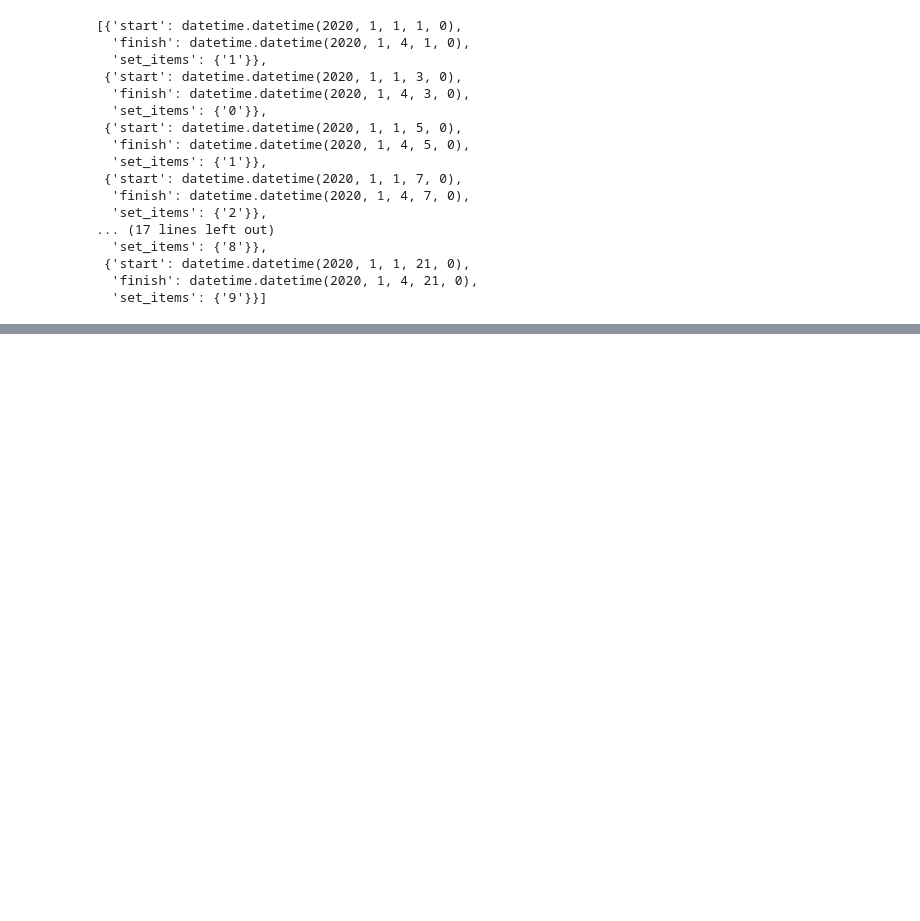
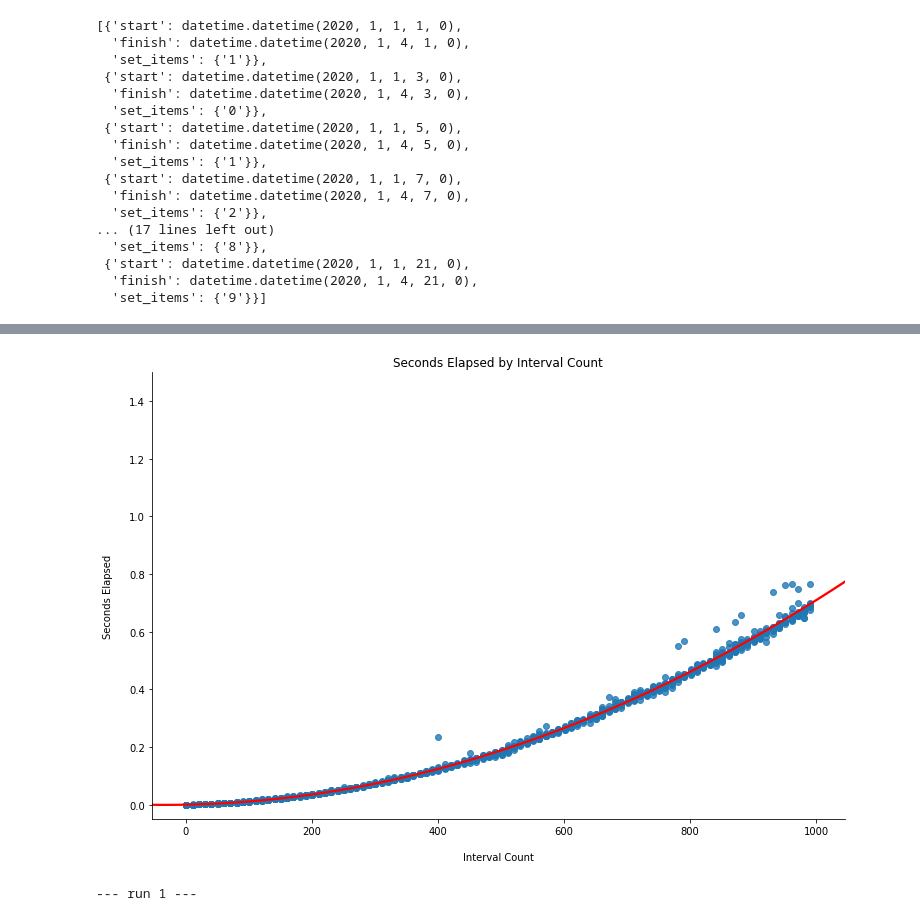
Before and after one commit to vc1492a/mieda, a Jupyter notebook: notebooks/Speed Profiling.ipynb, the cells around one changed output, grey strips where cells are left out. Cells and saved outputs as stored; diff of their text form; code cells hidden in the pictures; blank space fills up the shorter version.

Commit message:
Fixes iterative solution, adds multi-algorithm speed comparison

```diff
--- a/notebooks/Speed Profiling.ipynb
+++ b/notebooks/Speed Profiling.ipynb
@@ -137,4 +192,23 @@ for r in runs:
 # %%
-# flatten the list of runs for plotting
-flattened_interval_counts = [item for sublist in run_interval_counts for item in sublist]
-flattened_seconds_elapsed = [item for sublist in run_seconds_elasped for item in sublist]
+def plotSingleSpeed(run_interval_counts, run_seconds_elapsed):
+    # flatten the list of runs for plotting
+    flattened_interval_counts = [item for sublist in run_interval_counts for item in sublist]
+    flattened_seconds_elapsed = [item for sublist in run_seconds_elapsed for item in sublist]
+    df_runs = pd.DataFrame(
+        np.array([flattened_interval_counts, flattened_seconds_elapsed]).T,
+        columns=["interval_count", "seconds_elapsed"]
+    )
+
+    g = sns.lmplot(
+        x="interval_count",
+        y="seconds_elapsed",
+        data=df_runs,
+        order=2,
+        height=7,
+        aspect=1.5,
+        line_kws={'color': 'red'}
+    )
+    g.set(ylim=(-.05, 1.5))
+    ax = plt.gca()
+    ax.set_title('Seconds Elapsed by Interval Count')
+    ax.set(xlabel='\nInterval Count', ylabel='Seconds Elapsed\n')
@@ -163,0 +215,9 @@ ax.set(xlabel='\nInterval Count', ylabel='Seconds Elapsed\n')
+# %%
+# Graph speed of mieda algorithm on increasing number of intervals
+plotSingleSpeed(run_interval_counts, run_seconds_elapsed)
+# %% [output]
+[figure, added]
+# %%
+iterative_counts, iterative_time = measureBulkTime(it_merge.union, 1)
+# %% [output]
+--- run 1 ---
```
Also changed, not shown: parts of 11 cells of this notebook, 2 other files.
